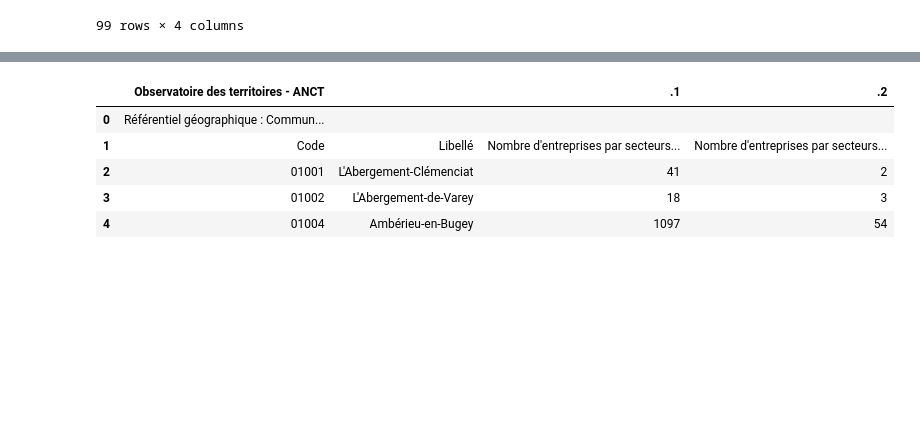
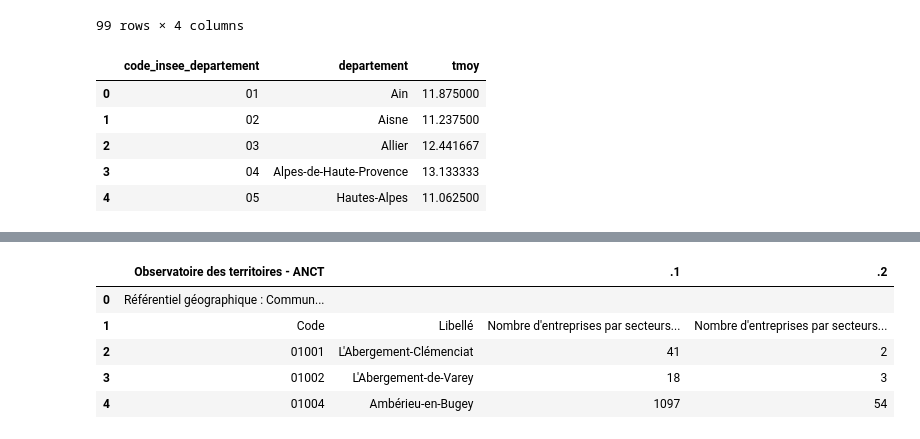
Before and after one commit to tgarnier067/Projet-Python-2023, a Jupyter notebook: recup_données.ipynb, the cells around one changed output, grey strips where cells are left out. Drawn from its saved outputs; the diff is of its cells as text; code cells hidden in the pictures; blank space fills up the shorter version.

```diff
--- a/recup_données.ipynb
+++ b/recup_données.ipynb
@@ -272,0 +304,19 @@ print(page_logements_vacants)
+# %%
+dico_communes = {}
+liste_code_communes = []
+
+for url in liste_url_communes:
+    text = request.urlopen("https://fr.wikipedia.org" + url).read().decode('utf-8')
+    page = BeautifulSoup(text, 'html.parser')  # Utilisez html.parser au lieu de lxml
+    tableau = page.find('table', {'class': 'wikitable sortable titre-en-couleur'})
+    tableau = tableau.find('tbody')
+    lignes = tableau.find_all('tr')
+    lignes.pop(0)
+    lignes.pop(-1)
+
+    for ligne in lignes:
+        donnees = ligne.find_all('td')
+        code_insee = donnees[1].text.strip()
+        liste_code_communes.append(code_insee)
+        pop_commune = donnees[-3].text.strip()
+        dico_communes[code_insee] = pop_commune
@@ -300,0 +409,34 @@ df
+# %%
+# URL de base et structure de l'URL de l'API
+root_api = "https://odre.opendatasoft.com"
+base_url = "/api/explore/v2.1/catalog/datasets/temperature-quotidienne-departementale/records"
+base_query = "?select=date_obs%2Ccode_insee_departement%2Cdepartement%2Ctmoy&order_by=code_insee_departement&limit=99&refine=date_obs%3A%222021%22"
+
+# Collecte des données pour chaque mois
+df_list = []
+for i in range(1, 13):
+    date_str = f"2021-{i:02d}-01"
+    url_api = f"{root_api}{base_url}{base_query}&where=date_obs%3Ddate'{date_str}'"
+    req = requests.get(url_api)
+    temp = req.json()
+    results = temp.get('results', [])
+    df = pd.DataFrame(results)
+    if not df.empty:
+        df = df[['date_obs', 'code_insee_departement', 'departement','tmoy']]
+        df_list.append(df)
+
+# Fusionner tous les DataFrames en un seul
+df_final = pd.concat(df_list)
+
+# Calcul de la moyenne des températures par code et nom de département
+table_temperatures = df_final.groupby(['code_insee_departement', 'departement'])['tmoy'].mean().reset_index()
+
+# Affichage du DataFrame final
+table_temperatures.head()
+# %% [output]
+|  | code_insee_departement | departement | tmoy |
+| 0 | 01 | Ain | 11.875000 |
+| 1 | 02 | Aisne | 11.237500 |
+| 2 | 03 | Allier | 12.441667 |
+| 3 | 04 | Alpes-de-Haute-Provence | 13.133333 |
+| 4 | 05 | Hautes-Alpes | 11.062500 |
```
Also changed, not shown: parts of 20 cells of this notebook, 2 other files.
